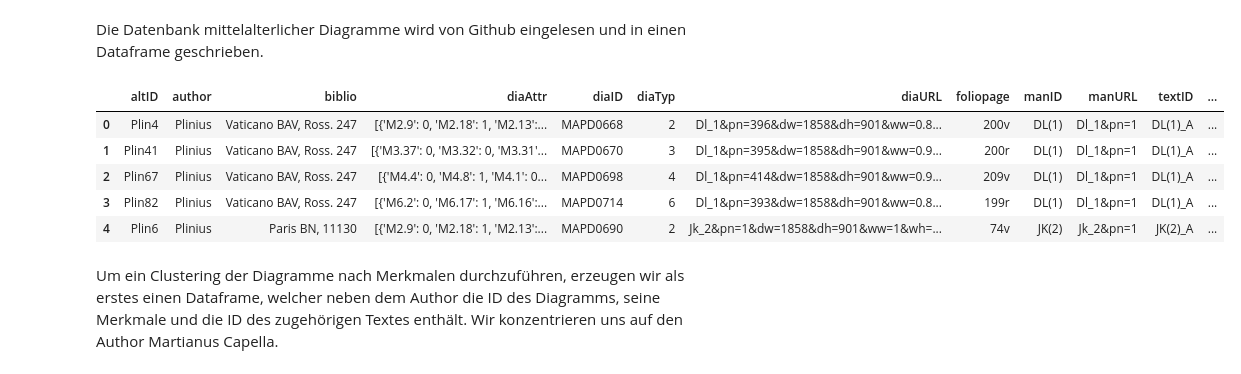
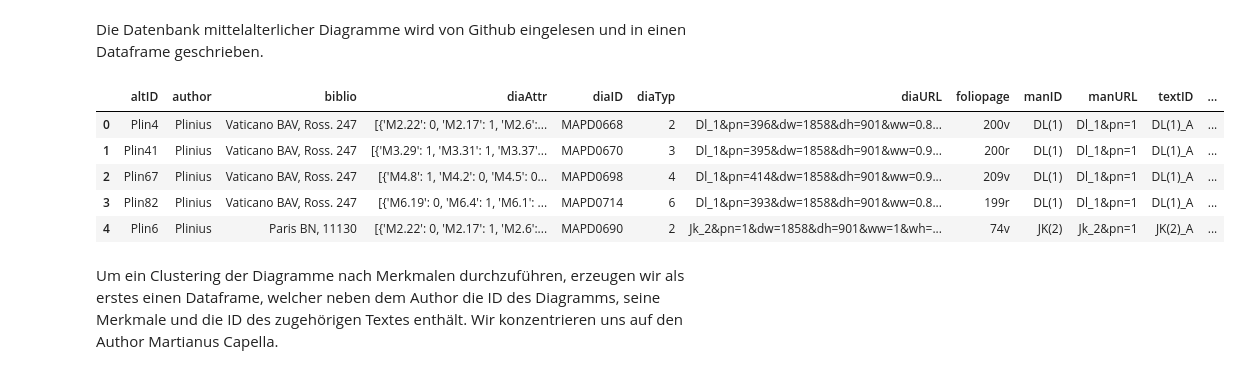
Before and after one commit to computational-humanities/vorlesung, a Jupyter notebook: Notebooks/CH_Clustering_v2.ipynb, the cells around one changed output. Cells and saved outputs as stored; diff of their text form; code cells hidden in the pictures.

```diff
--- a/Notebooks/CH_Clustering_v2.ipynb
+++ b/Notebooks/CH_Clustering_v2.ipynb
@@ -28,16 +28,16 @@ Ein Text eines Authors kann verschiedene Diagramme enthalten. Die Zusammenfassun
 # %% [markdown]
 Die Datenbank mittelalterlicher Diagramme wird von Github eingelesen und in einen Dataframe geschrieben.
 # %%
-url = 'https://raw.githubusercontent.com/grasshoff/ComputationalHistoryScience/master/diaattr.json'
+url = 'https://raw.githubusercontent.com/computational-humanities/topoi/master/projects/medievaldiagrams/data/diaattr.json'
 diagrams = pd.read_json(url)
 diagrams.head()
 # %% [output]
 |  | altID | author | biblio | diaAttr | diaID | diaTyp | diaURL | foliopage | manID | manURL | textID | ... |
-| 0 | Plin4 | Plinius | Vaticano BAV, Ross. 247 | [{'M2.9': 0, 'M2.18': 1, 'M2.13':... | MAPD0668 | 2 | Dl_1&pn=396&dw=1858&dh=901&ww=0.8... | 200v | DL(1) | Dl_1&pn=1 | DL(1)_A | ... |
-| 1 | Plin41 | Plinius | Vaticano BAV, Ross. 247 | [{'M3.37': 0, 'M3.32': 0, 'M3.31'... | MAPD0670 | 3 | Dl_1&pn=395&dw=1858&dh=901&ww=0.9... | 200r | DL(1) | Dl_1&pn=1 | DL(1)_A | ... |
-| 2 | Plin67 | Plinius | Vaticano BAV, Ross. 247 | [{'M4.4': 0, 'M4.8': 1, 'M4.1': 0... | MAPD0698 | 4 | Dl_1&pn=414&dw=1858&dh=901&ww=0.9... | 209v | DL(1) | Dl_1&pn=1 | DL(1)_A | ... |
-| 3 | Plin82 | Plinius | Vaticano BAV, Ross. 247 | [{'M6.2': 0, 'M6.17': 1, 'M6.16':... | MAPD0714 | 6 | Dl_1&pn=393&dw=1858&dh=901&ww=0.8... | 199r | DL(1) | Dl_1&pn=1 | DL(1)_A | ... |
-| 4 | Plin6 | Plinius | Paris BN, 11130 | [{'M2.9': 0, 'M2.18': 1, 'M2.13':... | MAPD0690 | 2 | Jk_2&pn=1&dw=1858&dh=901&ww=1&wh=... | 74v | JK(2) | Jk_2&pn=1 | JK(2)_A | ... |
+| 0 | Plin4 | Plinius | Vaticano BAV, Ross. 247 | [{'M2.22': 0, 'M2.17': 1, 'M2.6':... | MAPD0668 | 2 | Dl_1&pn=396&dw=1858&dh=901&ww=0.8... | 200v | DL(1) | Dl_1&pn=1 | DL(1)_A | ... |
+| 1 | Plin41 | Plinius | Vaticano BAV, Ross. 247 | [{'M3.29': 1, 'M3.31': 1, 'M3.37'... | MAPD0670 | 3 | Dl_1&pn=395&dw=1858&dh=901&ww=0.9... | 200r | DL(1) | Dl_1&pn=1 | DL(1)_A | ... |
+| 2 | Plin67 | Plinius | Vaticano BAV, Ross. 247 | [{'M4.8': 1, 'M4.2': 0, 'M4.5': 0... | MAPD0698 | 4 | Dl_1&pn=414&dw=1858&dh=901&ww=0.9... | 209v | DL(1) | Dl_1&pn=1 | DL(1)_A | ... |
+| 3 | Plin82 | Plinius | Vaticano BAV, Ross. 247 | [{'M6.19': 0, 'M6.4': 1, 'M6.1': ... | MAPD0714 | 6 | Dl_1&pn=393&dw=1858&dh=901&ww=0.8... | 199r | DL(1) | Dl_1&pn=1 | DL(1)_A | ... |
+| 4 | Plin6 | Plinius | Paris BN, 11130 | [{'M2.22': 0, 'M2.17': 1, 'M2.6':... | MAPD0690 | 2 | Jk_2&pn=1&dw=1858&dh=901&ww=1&wh=... | 74v | JK(2) | Jk_2&pn=1 | JK(2)_A | ... |
 # %% [markdown]
 Um ein Clustering der Diagramme nach Merkmalen durchzuführen, erzeugen wir als erstes einen Dataframe, welcher neben dem Author die ID des Diagramms, seine Merkmale und die ID des zugehörigen Textes enthält.
 Wir konzentrieren uns auf den Author Martianus Capella.
```
Also changed, not shown: parts of 28 cells of this notebook.
